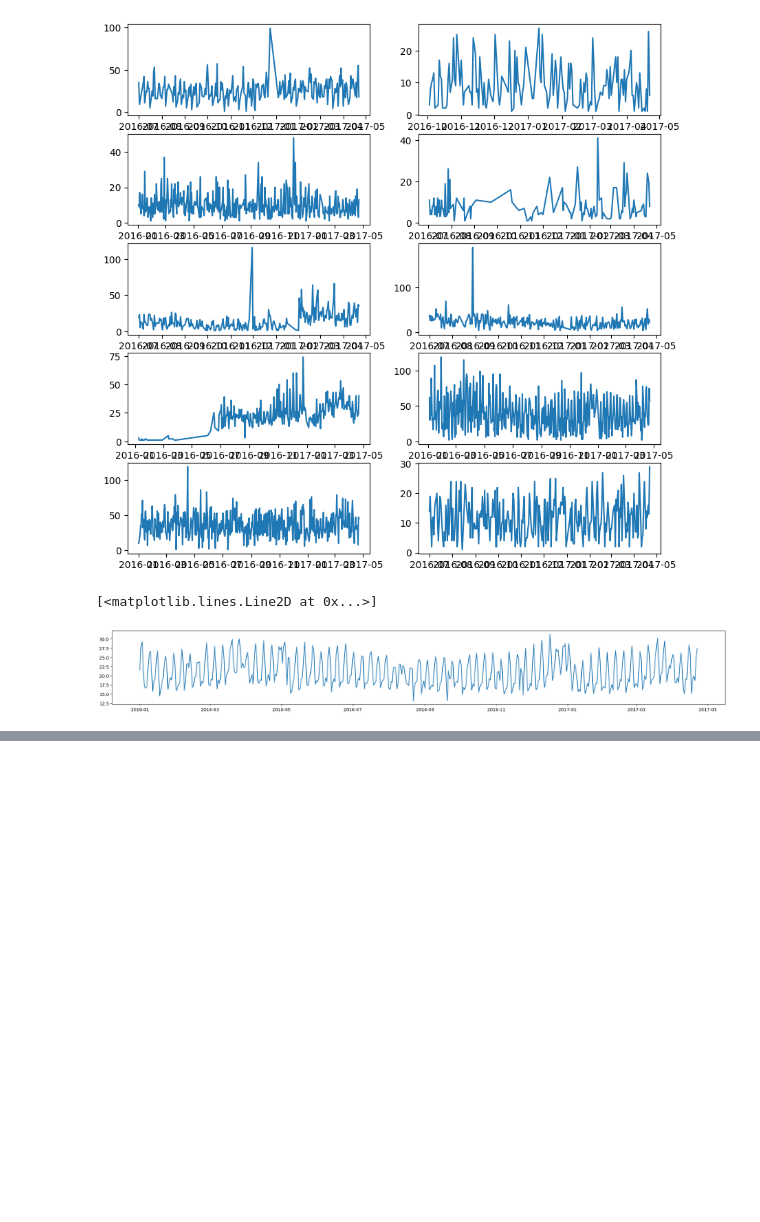
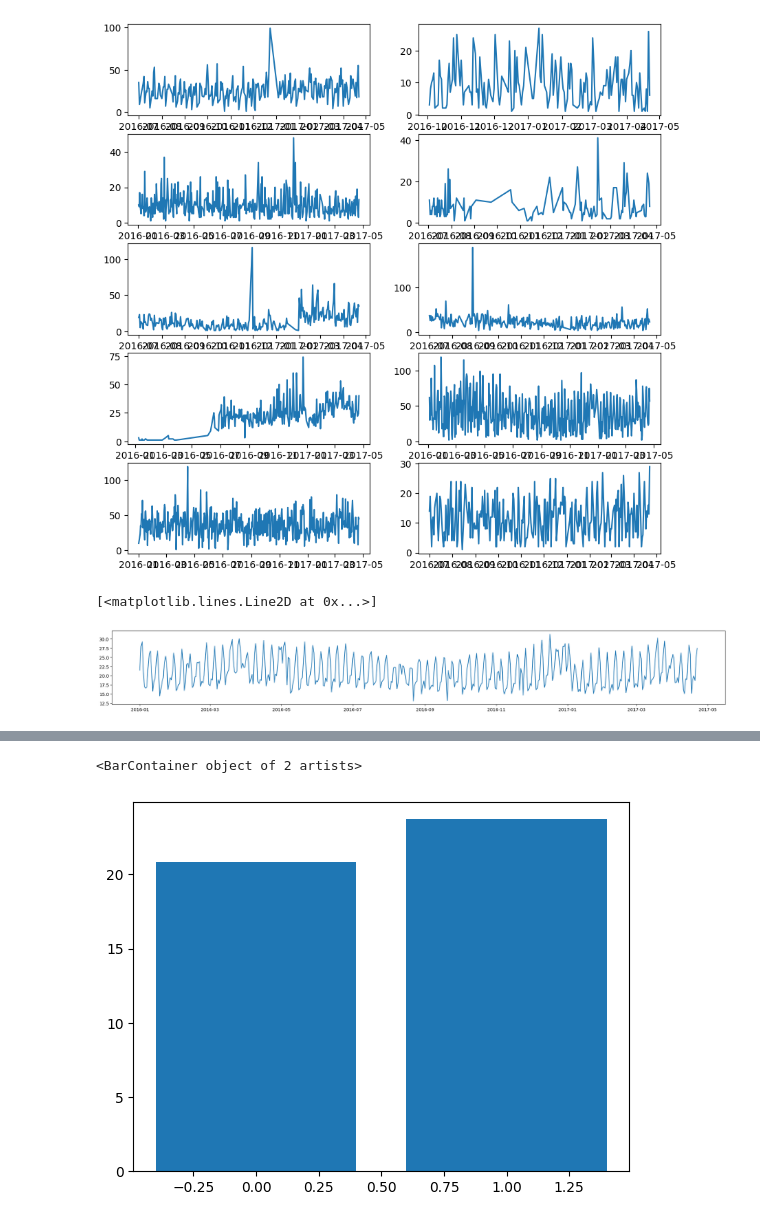
Before and after one commit to saoriyosano/recruit-restaurant-visitor-forecasting, a Jupyter notebook: eda.ipynb, the cells around one changed output, grey strips where cells are left out. Cells and saved outputs as stored; diff of their text form; code cells hidden in the pictures; blank space fills up the shorter version.

```diff
--- a/eda.ipynb
+++ b/eda.ipynb
@@ -256,5 +260,3 @@ plt.plot('visitors', data=air_visit_data_mean)
 # %% [output]
 [<matplotlib.lines.Line2D at 0x...>]
 [figure]
-# %%
-air_visit_data_mean.join(date_info.set_index('calendar_date'), how='left').tail(21)
@@ -409,0 +348,6 @@ train_x_weekly_new = train_x_weekly_new.fillna(train_x_weekly_new.mean()).transp
+# %%
+holiday_visitors = air_visit_data_with_date_info.groupby('holiday_flg').agg({'visitors':'mean'}).reset_index()
+plt.bar('holiday_flg', 'visitors', data=holiday_visitors)
+# %% [output]
+<BarContainer object of 2 artists>
+[figure, added]
```
Also changed, not shown: parts of 45 cells of this notebook.
